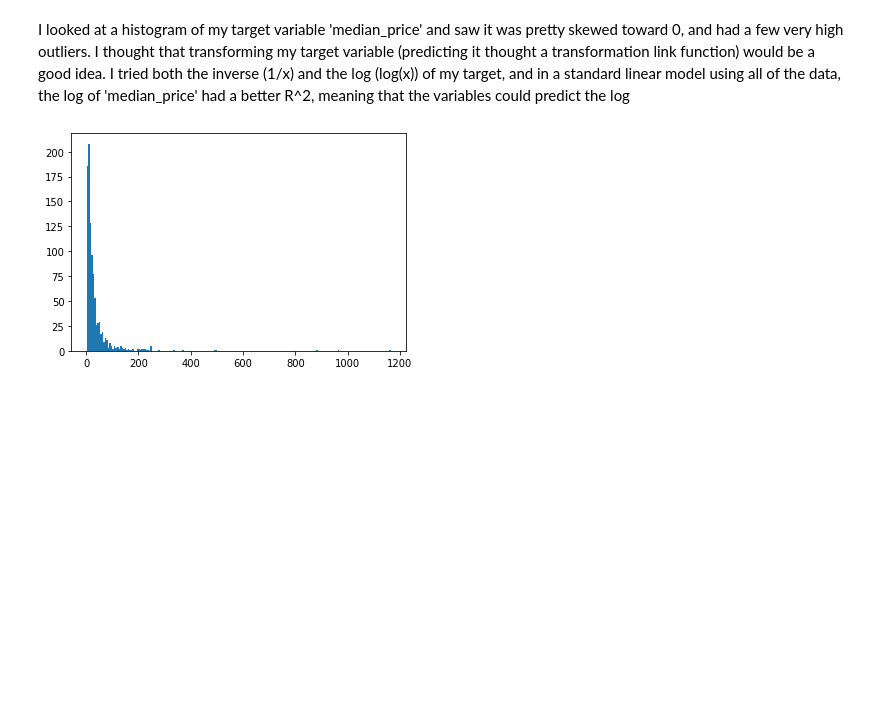
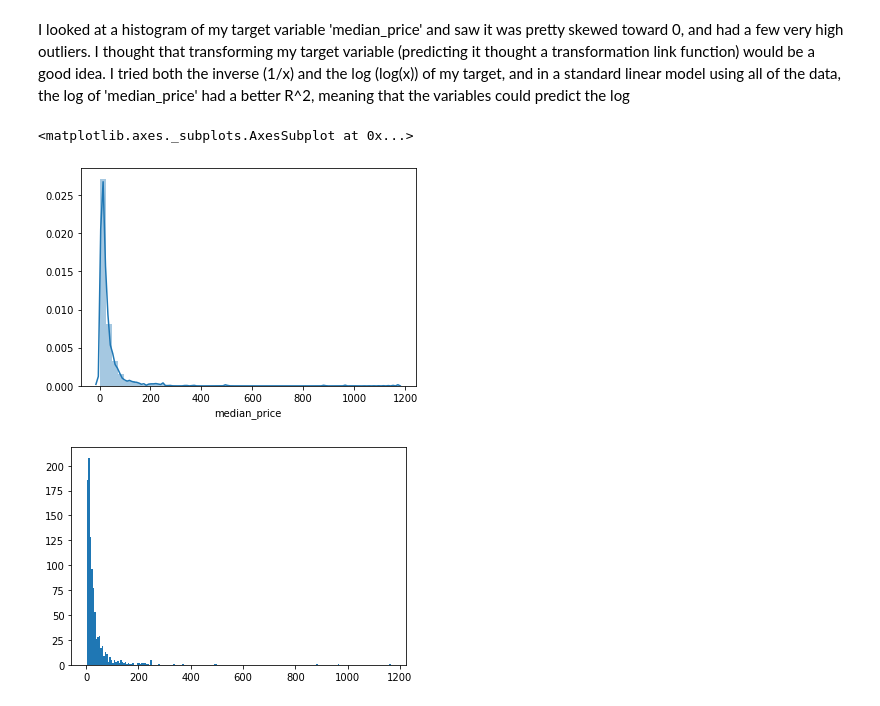
Before and after one commit to Beth526/metis_project2, a Jupyter notebook: Project_2-Copy2.ipynb, the cells around one changed output. Cells and saved outputs as stored; diff of their text form; code cells hidden in the pictures; blank space fills up the shorter version.

```diff
--- a/Project_2-Copy2.ipynb
+++ b/Project_2-Copy2.ipynb
@@ -115,6 +139,11 @@ memory usage: 179.8+ KB
 ### Looking at the distribution of the target variable (median price)
 # %% [markdown]
 I looked at a histogram of my target variable 'median_price' and saw it was pretty skewed toward 0, and had a few very high outliers. I thought that transforming my target variable (predicting it thought a transformation link function) would be a good idea. I tried both the inverse (1/x) and the log (log(x)) of my target, and in a standard linear model using all of the data, the log of 'median_price' had a better R^2, meaning that the variables could predict the log
+# %%
+sns.distplot(df['median_price'])
+# %% [output]
+<matplotlib.axes._subplots.AxesSubplot at 0x...>
+[figure, added]
 # %%
 plt.hist(df['median_price'],bins=200);
 #the warning is due to 2 np.nan values
```
Also changed, not shown: parts of 29 cells of this notebook, 24 other files.
